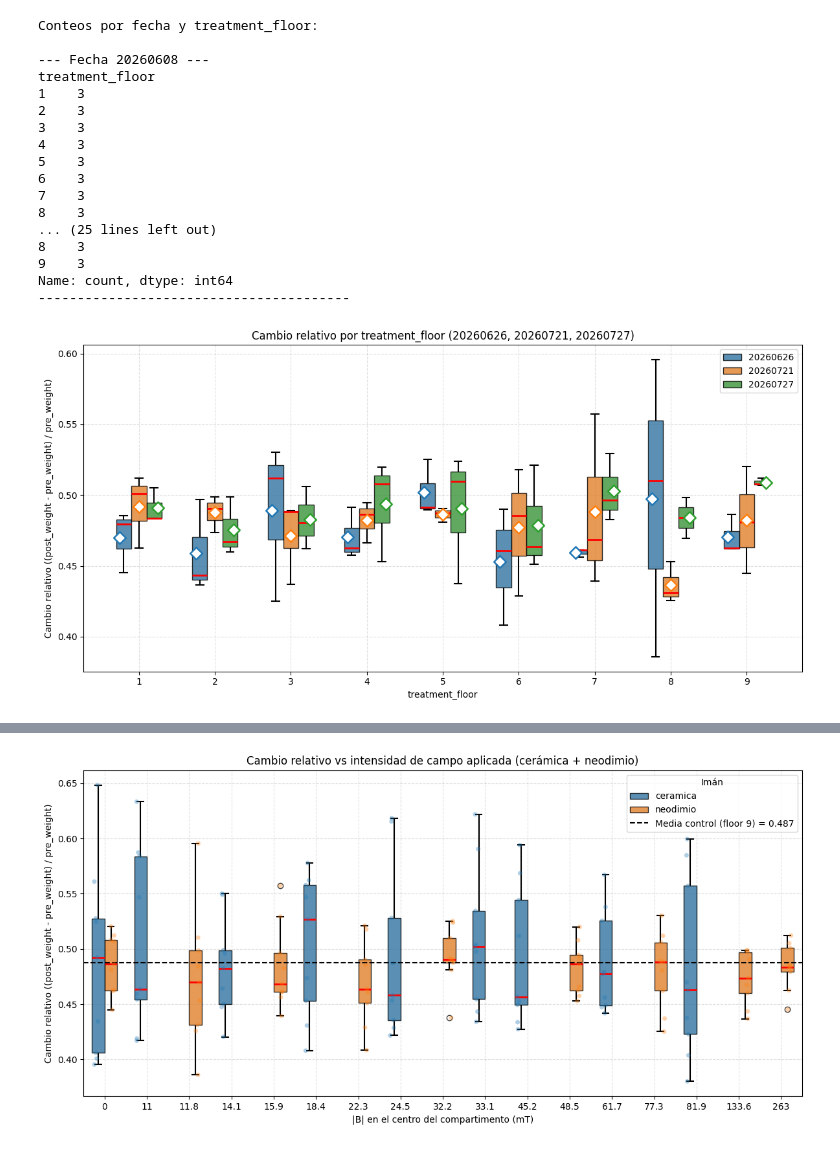
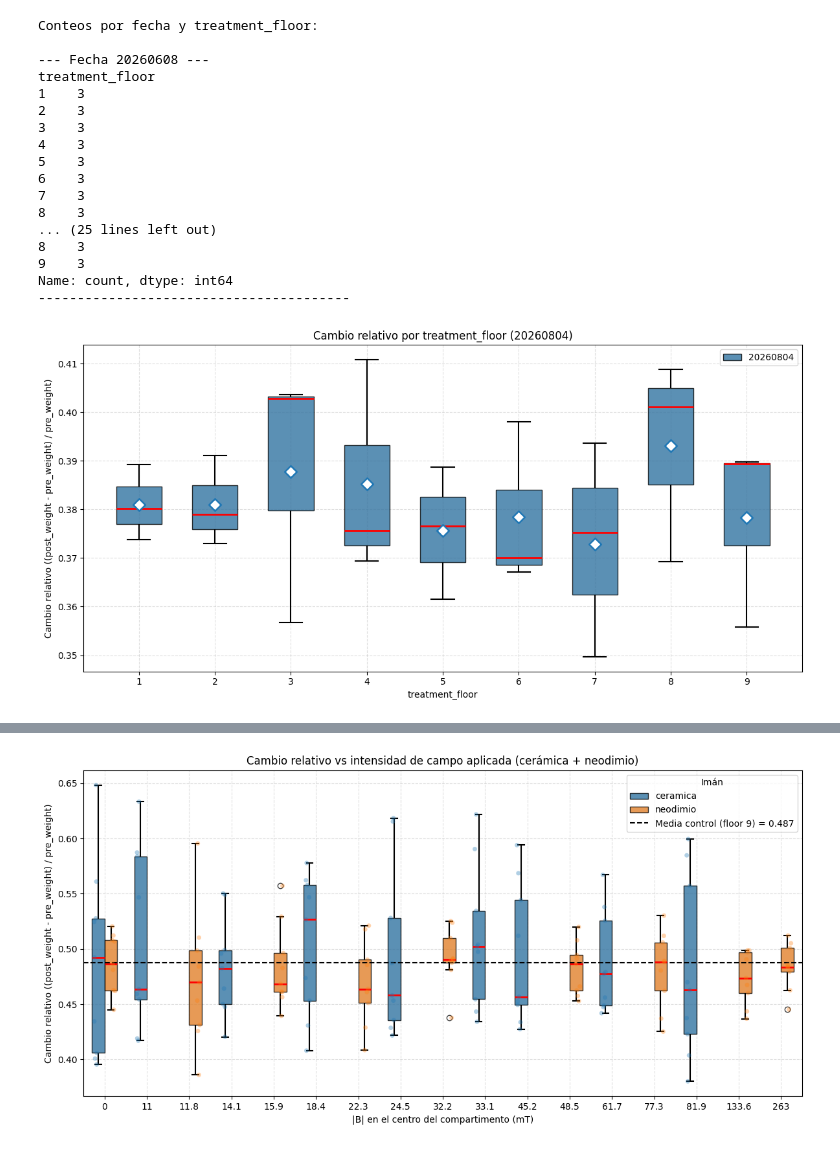
Before and after one commit to KierPrev/Magseed, a Jupyter notebook: src/notebookExperimentosIman.ipynb, the cells around one changed output, grey strips where cells are left out. Cells and saved outputs as stored; diff of their text form; code cells hidden in the pictures.

```diff
--- a/src/notebookExperimentosIman.ipynb
+++ b/src/notebookExperimentosIman.ipynb
@@ -8,7 +8,9 @@ import matplotlib.pyplot as plt
 #fechas = ["20260608", "20260331", "20260622"]
 
 ### NEODIMIO
-fechas = ["20260626", "20260721", "20260727"]
+#fechas = ["20260626", "20260721", "20260727"]
+
+fechas = ["20260804"]
 
 experiments_dir = Path("/Users/kier/MEGA/tesina/tesis-magnetobiologia-software/data/experiments")
 
@@ -84,31 +86,31 @@ for grupo in grupo_order:
         linewidths=1.8,
         zorder=10,
     )
 
 plt.xlabel("treatment_floor")
 plt.ylabel("Cambio relativo ((post_weight - pre_weight) / pre_weight)")
 plt.title(f"Cambio relativo por treatment_floor ({titulo_grupos})")
 plt.xticks(range(len(floor_order)), floor_order)
 plt.grid(True, linestyle="--", alpha=0.4)
 plt.legend(loc="best")
 plt.tight_layout()
 plt.show()
 # %% [output]
 Conteos por fecha y treatment_floor:
 
 --- Fecha 20260608 ---
 treatment_floor
 1    3
 2    3
 3    3
 4    3
 5    3
 6    3
 7    3
 8    3
 ... (25 lines left out)
 8    3
 9    3
 Name: count, dtype: int64
 ----------------------------------------
-[figure, old version]
+[figure, new version]
```
Also changed, not shown: parts of 6 cells of this notebook, 4 other files.
